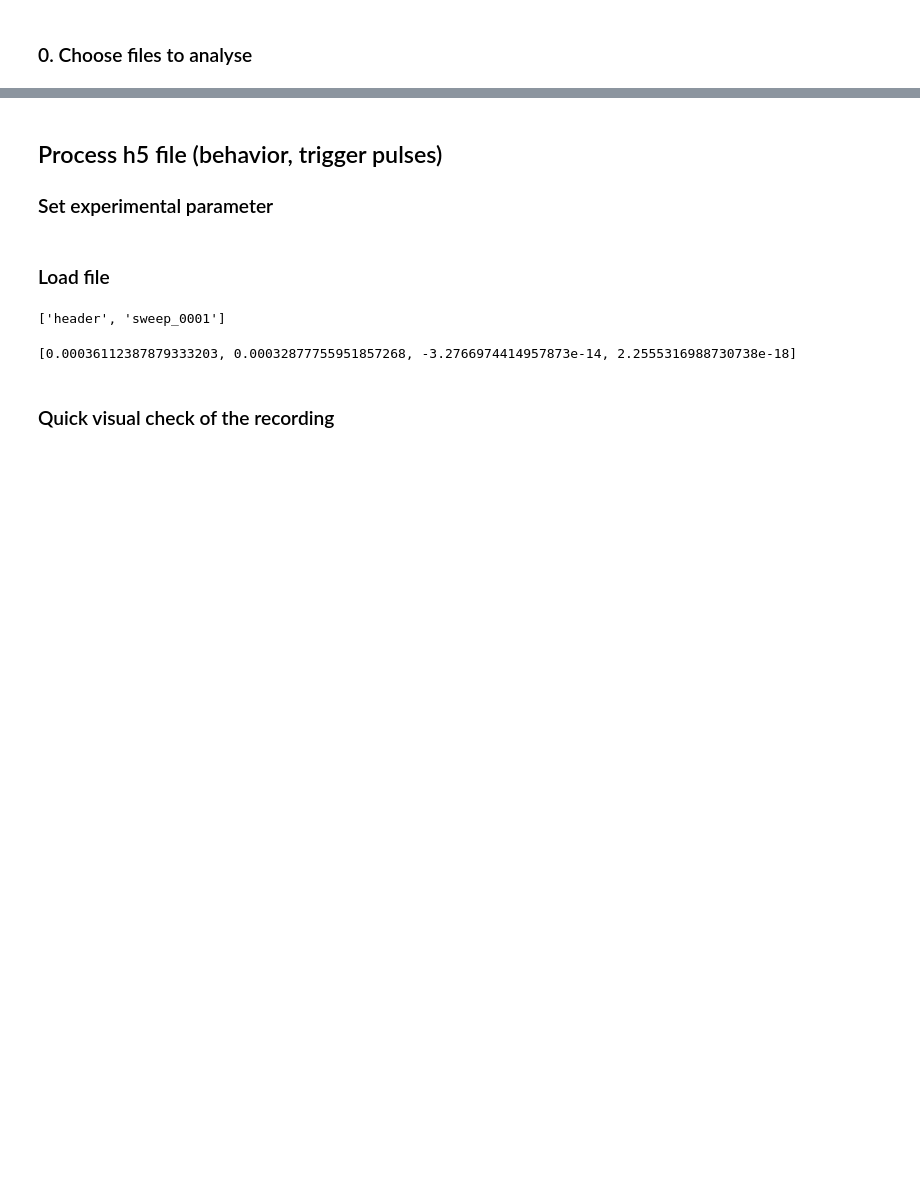
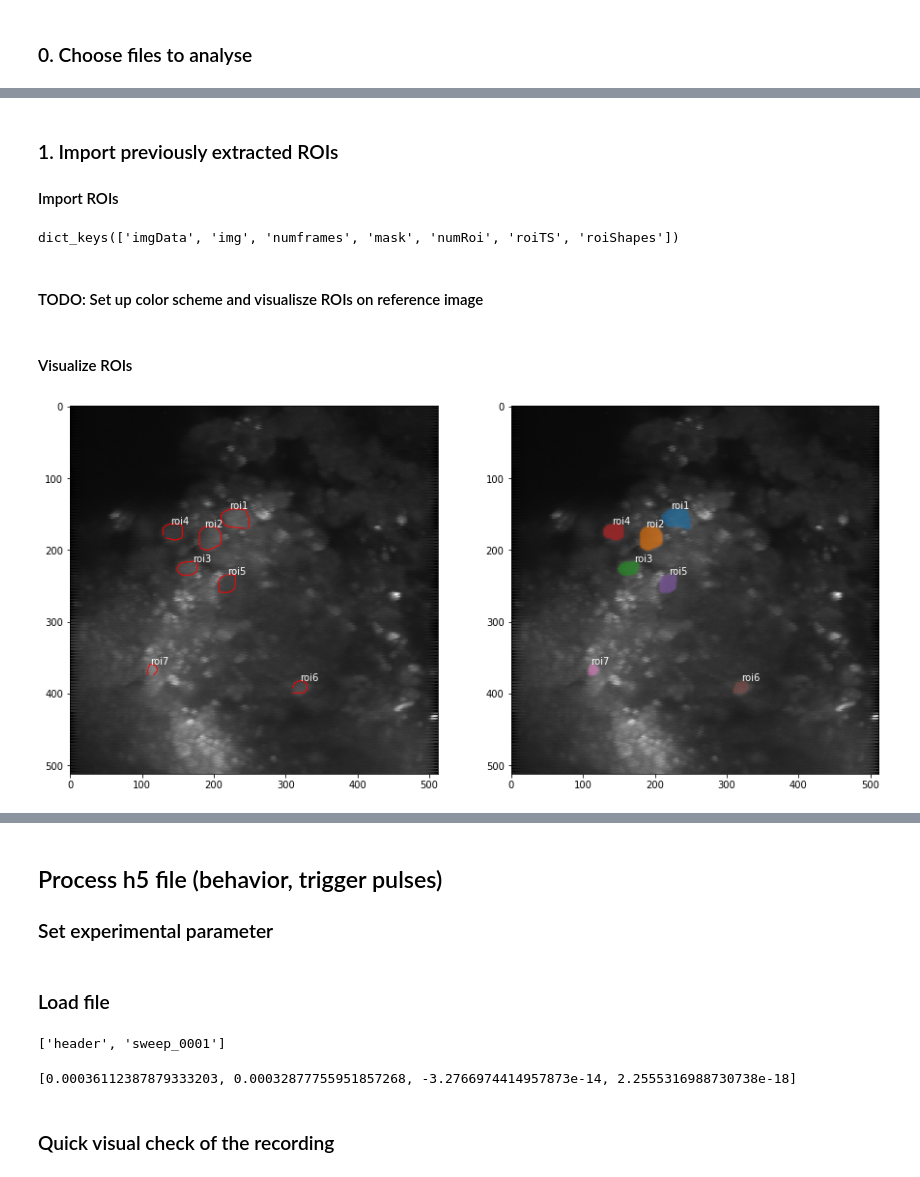
Before and after one commit to hjmh/beeImaging, a Jupyter notebook: AnalyzeBehaviorAndImaging.ipynb, the cells around one changed output, grey strips where cells are left out. Saved outputs shown, nothing was run; the diff lists cells and outputs as text; code cells hidden in the pictures; blank space fills up the shorter version.

```diff
--- a/AnalyzeBehaviorAndImaging.ipynb
+++ b/AnalyzeBehaviorAndImaging.ipynb
@@ -280,0 +44,18 @@ fig.savefig(saveDir+sep+'roi-traces_'+expt[:-4]+'.pdf', format = 'pdf')
+# %% [markdown]
+### 1. Import previously extracted ROIs
+
+#### Import ROIs
+# %%
+roiData = np.load(saveDir + sep + 'roiData_'+expt[:-4]+'.npy').item()
+# %%
+roiData.keys()
+# %% [output]
+dict_keys(['imgData', 'img', 'numframes', 'mask', 'numRoi', 'roiTS', 'roiShapes'])
+# %% [markdown]
+#### TODO: Set up color scheme and visualisze ROIs on reference image
+# %% [markdown]
+#### Visualize ROIs
+# %%
+roifig = illustrateRois(roiData)
+# %% [output]
+[figure, added]
```
Also changed, not shown: parts of 59 cells of this notebook.
